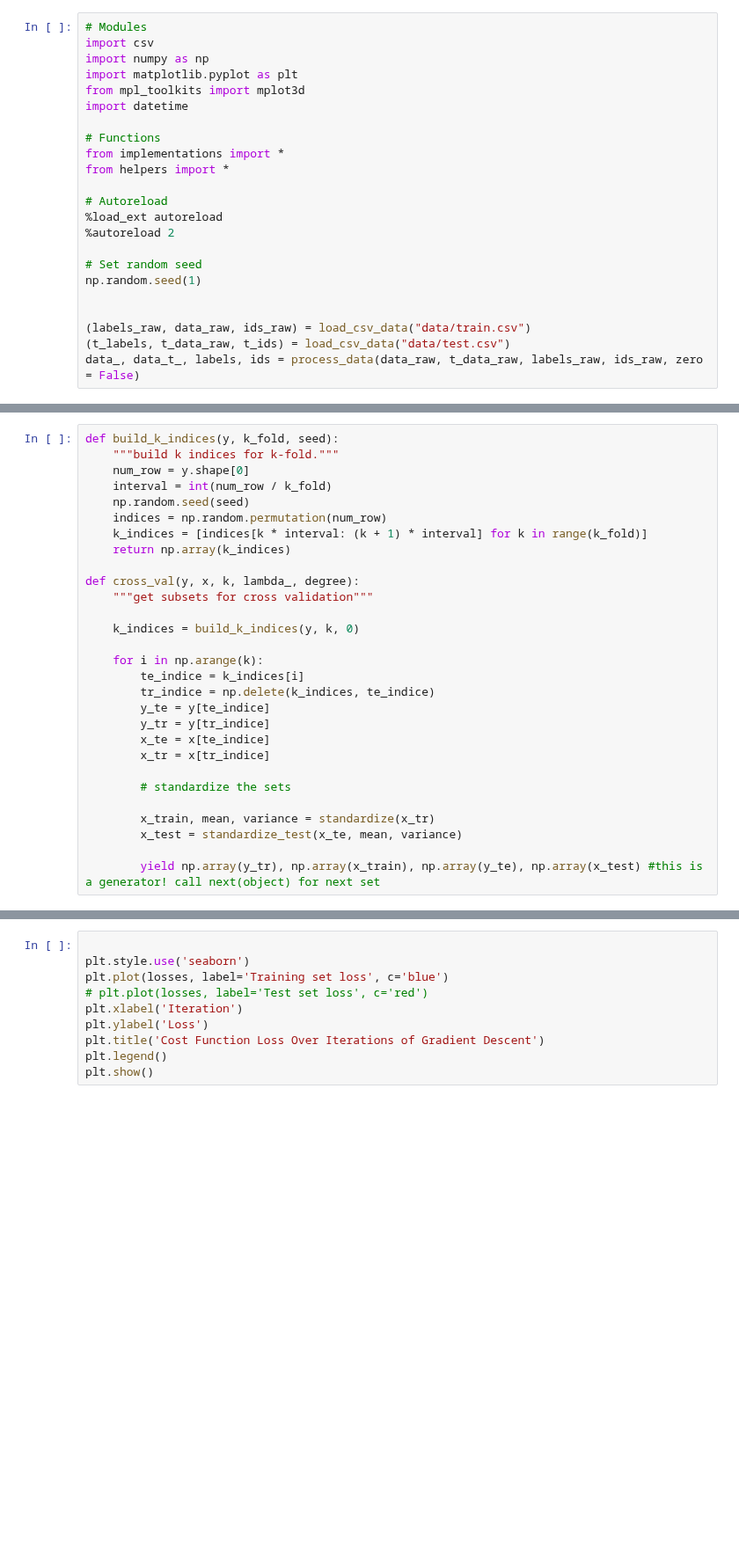
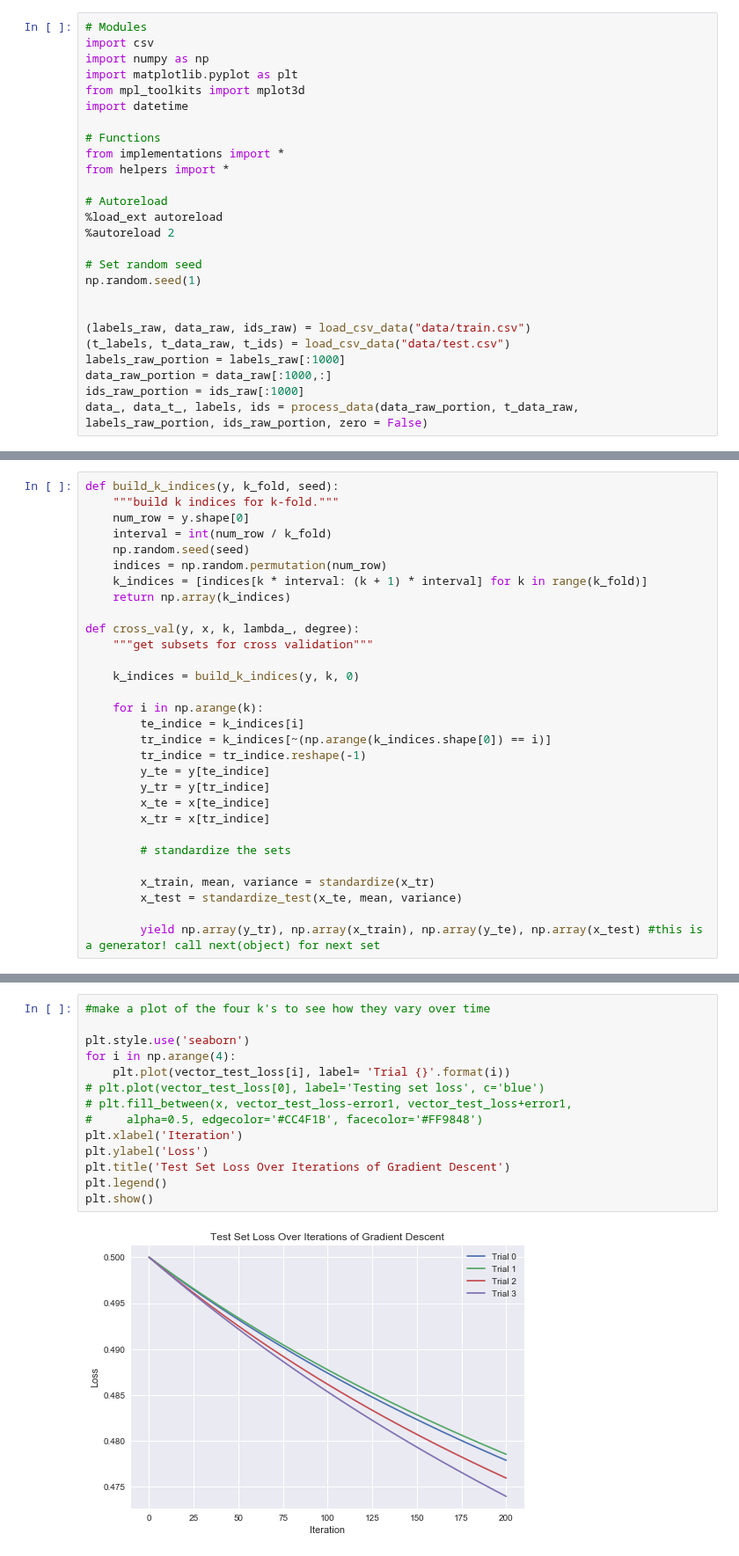
Before and after one commit to hhschede/machine_learning, a Jupyter notebook: project_1/cross_validation_testing.ipynb, the cells around one changed output, grey strips where cells are left out. Shown at 88% size. Saved outputs shown, nothing was run; the diff lists cells and outputs as text; blank space fills up the shorter version.

Commit message:
added chart and vector of losses for each trial

```diff
--- a/project_1/cross_validation_testing.ipynb
+++ b/project_1/cross_validation_testing.ipynb
@@ -20,5 +20,8 @@ np.random.seed(1)
 
 (labels_raw, data_raw, ids_raw) = load_csv_data("data/train.csv")
 (t_labels, t_data_raw, t_ids) = load_csv_data("data/test.csv")
-data_, data_t_, labels, ids = process_data(data_raw, t_data_raw, labels_raw, ids_raw, zero = False)
+labels_raw_portion = labels_raw[:1000]
+data_raw_portion = data_raw[:1000,:]
+ids_raw_portion = ids_raw[:1000]
+data_, data_t_, labels, ids = process_data(data_raw_portion, t_data_raw, labels_raw_portion, ids_raw_portion, zero = False)
 # %% [output]
@@ -40,7 +45,8 @@ def cross_val(y, x, k, lambda_, degree):
 
     for i in np.arange(k):
         te_indice = k_indices[i]
-        tr_indice = np.delete(k_indices, te_indice)
+        tr_indice = k_indices[~(np.arange(k_indices.shape[0]) == i)]
+        tr_indice = tr_indice.reshape(-1)
         y_te = y[te_indice]
         y_tr = y[tr_indice]
         x_te = x[te_indice]
@@ -127,10 +153,16 @@ True
 # %%
+#make a plot of the four k's to see how they vary over time
 
 plt.style.use('seaborn')
-plt.plot(losses, label='Training set loss', c='blue')
-# plt.plot(losses, label='Test set loss', c='red')
+for i in np.arange(4):
+    plt.plot(vector_test_loss[i], label= 'Trial {}'.format(i))
+# plt.plot(vector_test_loss[0], label='Testing set loss', c='blue')
+# plt.fill_between(x, vector_test_loss-error1, vector_test_loss+error1,
+#     alpha=0.5, edgecolor='#CC4F1B', facecolor='#FF9848')
 plt.xlabel('Iteration')
 plt.ylabel('Loss')
-plt.title('Cost Function Loss Over Iterations of Gradient Descent')
+plt.title('Test Set Loss Over Iterations of Gradient Descent')
 plt.legend()
 plt.show()
+# %% [output]
+[figure, added]
```
Also changed, not shown: parts of 4 cells of this notebook.
